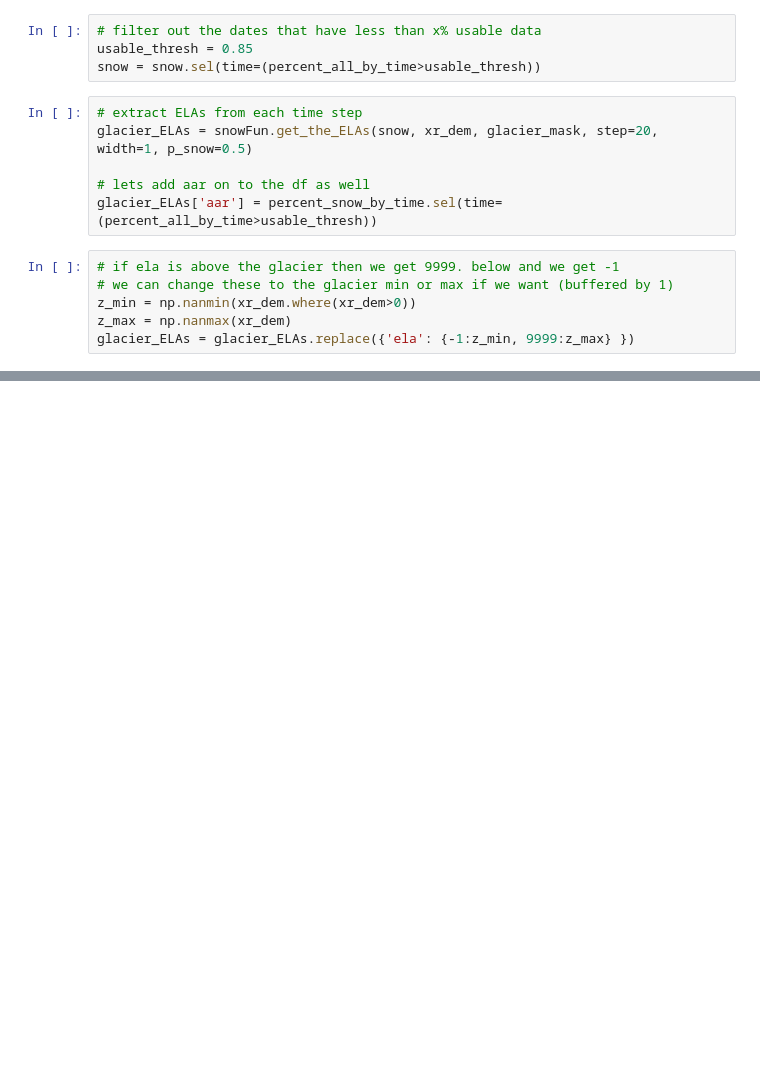
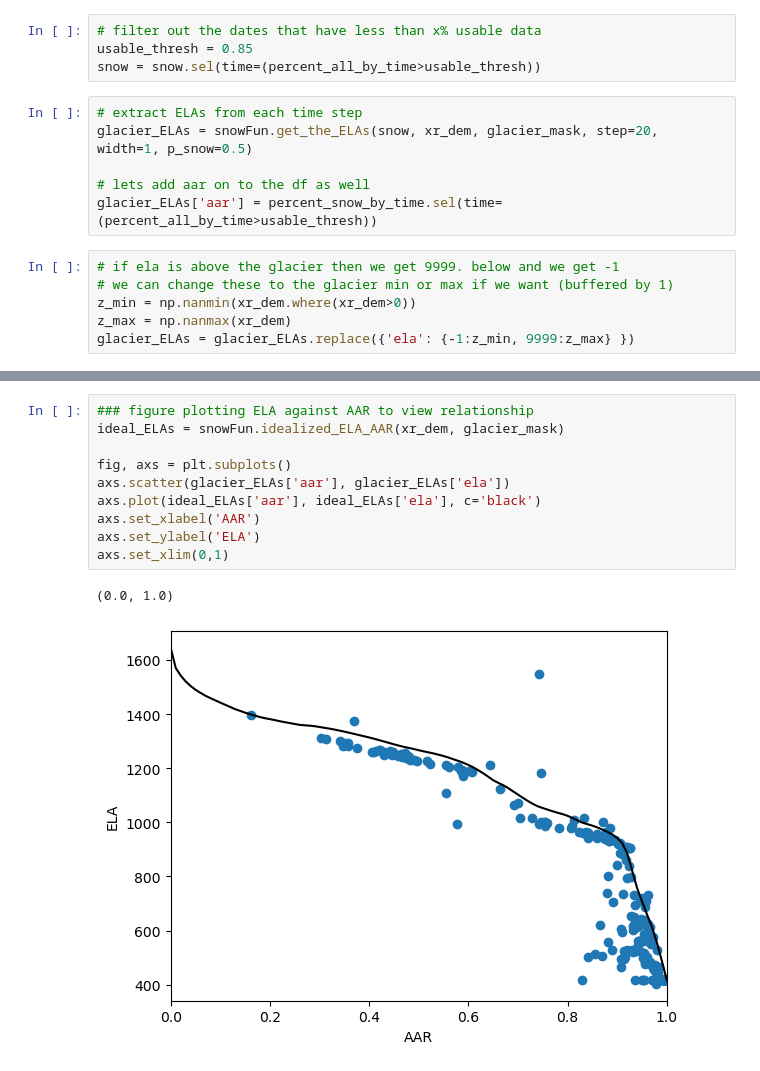
Before and after one commit to lucas-zeller/Glacier-Snow-Lines, a Jupyter notebook: S2_single_rgi_investigation.ipynb, the cells around one changed output, grey strips where cells are left out. Saved outputs shown, nothing was run; the diff lists cells and outputs as text; blank space fills up the shorter version.

```diff
--- a/S2_single_rgi_investigation.ipynb
+++ b/S2_single_rgi_investigation.ipynb
@@ -259,0 +262,13 @@ plt.tight_layout()
+# %%
+### figure plotting ELA against AAR to view relationship
+ideal_ELAs = snowFun.idealized_ELA_AAR(xr_dem, glacier_mask)
+
+fig, axs = plt.subplots()
+axs.scatter(glacier_ELAs['aar'], glacier_ELAs['ela'])
+axs.plot(ideal_ELAs['aar'], ideal_ELAs['ela'], c='black')
+axs.set_xlabel('AAR')
+axs.set_ylabel('ELA')
+axs.set_xlim(0,1)
+# %% [output]
+(0.0, 1.0)
+[figure, added]
```
Also changed, not shown: parts of 10 cells of this notebook.
